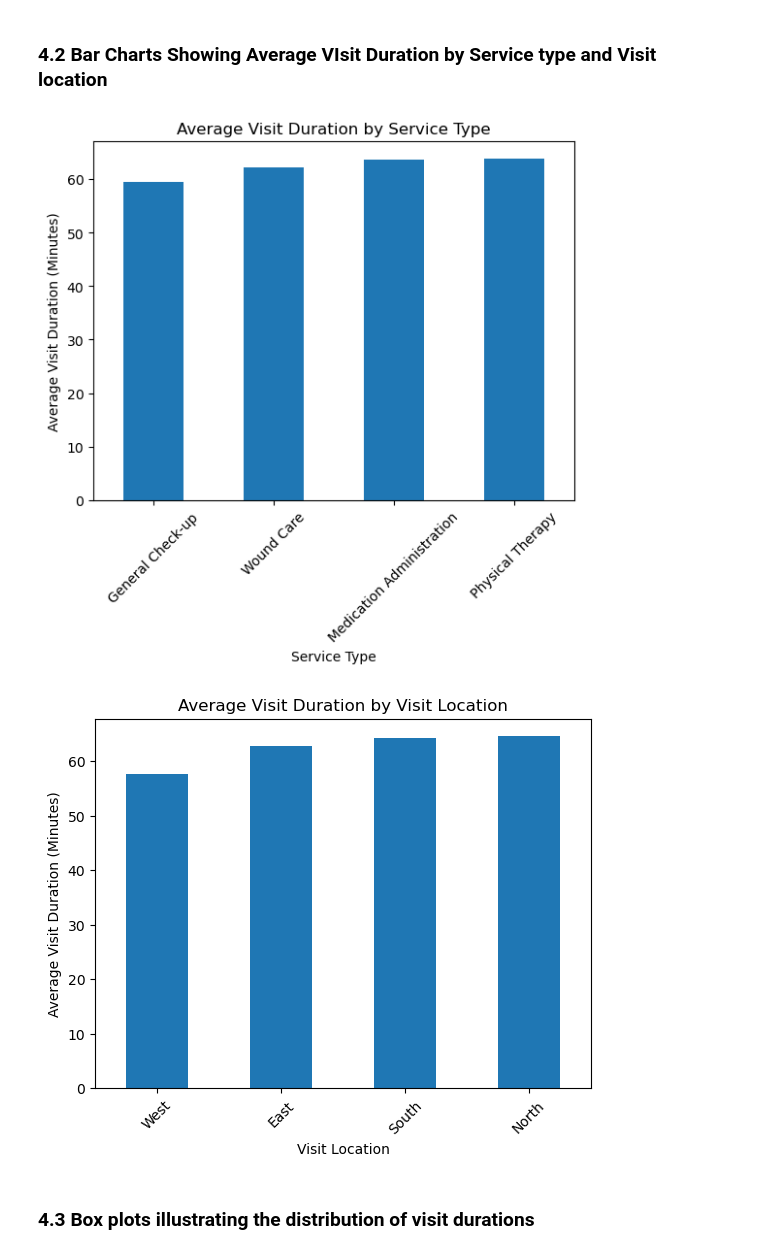
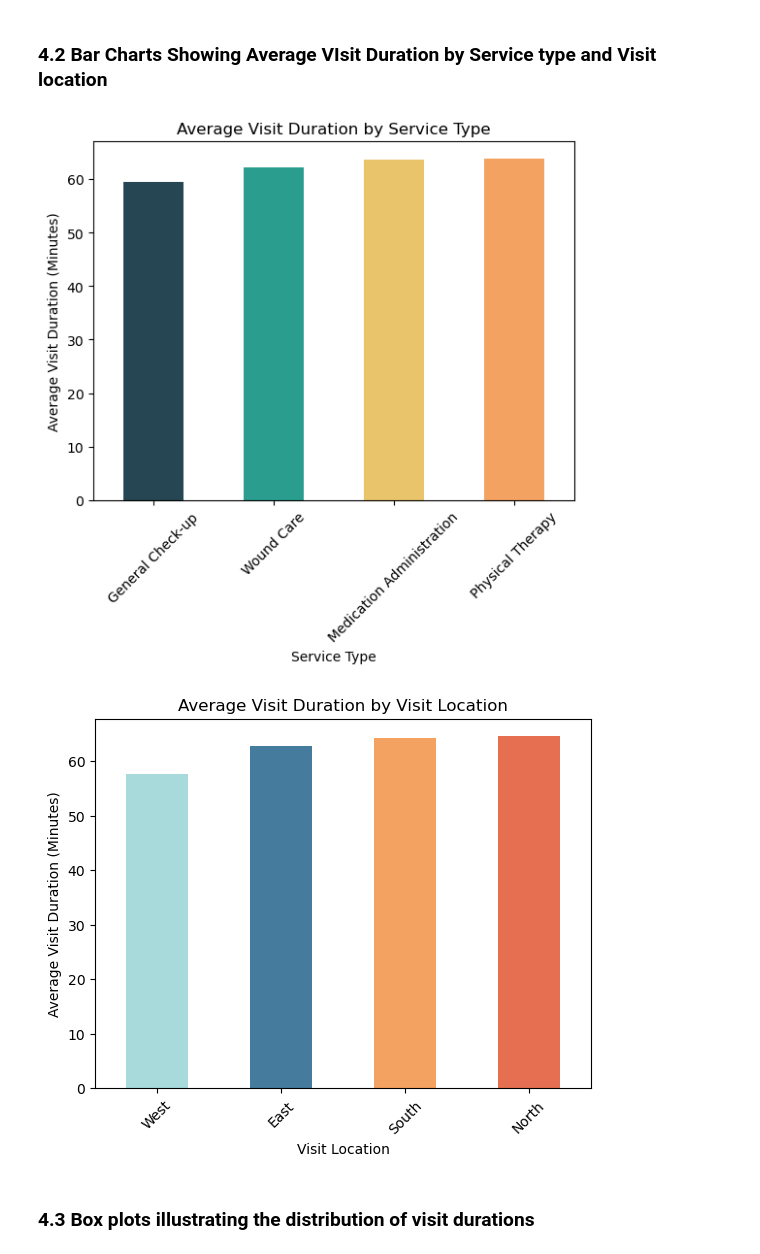
Before and after one commit to tawanwetaya-debug/speedoc_assignment, a Jupyter notebook: data_analysis.ipynb, the cells around one changed output. Saved outputs shown, nothing was run; the diff lists cells and outputs as text; code cells hidden in the pictures.

```diff
--- a/data_analysis.ipynb
+++ b/data_analysis.ipynb
@@ -698,29 +709,29 @@ plt.show()
 ## Bar Charts Showing Average Visit Duration by Service type and Visit location
 # average duration by service type
 service_avg = df_test.groupby('service_type')['visit_duration_minutes'].mean()
-
+colors = ['#264653', '#2A9D8F', '#E9C46A', '#F4A261', '#E76F51']
 plt.figure()
-service_avg.sort_values().plot(kind='bar')
+service_avg.sort_values().plot(kind='bar', color=colors)
 plt.xlabel('Service Type')
 plt.ylabel('Average Visit Duration (Minutes)')
 plt.title('Average Visit Duration by Service Type')
 plt.xticks(rotation=45)
 plt.show()
 # %% [output]
-[figure, old version]
+[figure, new version]
 # %%
 # average duration by visit location
 location_avg = df_test.groupby('visit_location')['visit_duration_minutes'].mean()
-
+colors = ['#A8DADC', '#457B9D', '#F4A261', '#E76F51']
 plt.figure()
-location_avg.sort_values().plot(kind='bar')
+location_avg.sort_values().plot(kind='bar', color=colors)
 plt.xlabel('Visit Location')
 plt.ylabel('Average Visit Duration (Minutes)')
 plt.title('Average Visit Duration by Visit Location')
 plt.xticks(rotation=45)
 plt.show()
 # %% [output]
-[figure, old version]
+[figure, new version]
 # %% [markdown]
 ### 4.3 Box plots illustrating the distribution of visit durations
 # %%
```
Also changed, not shown: parts of 16 cells of this notebook.
